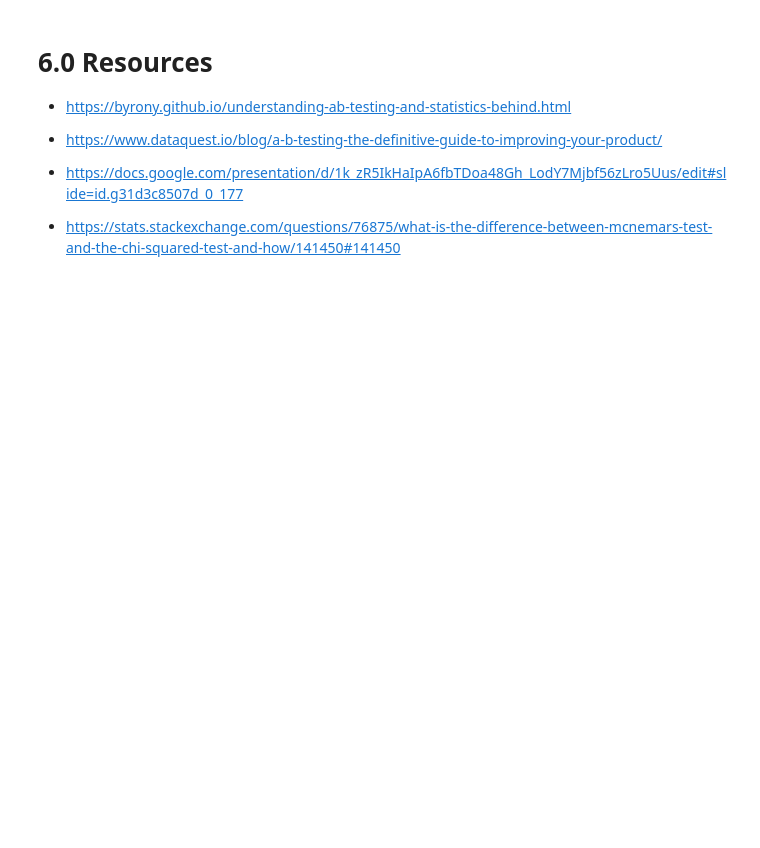
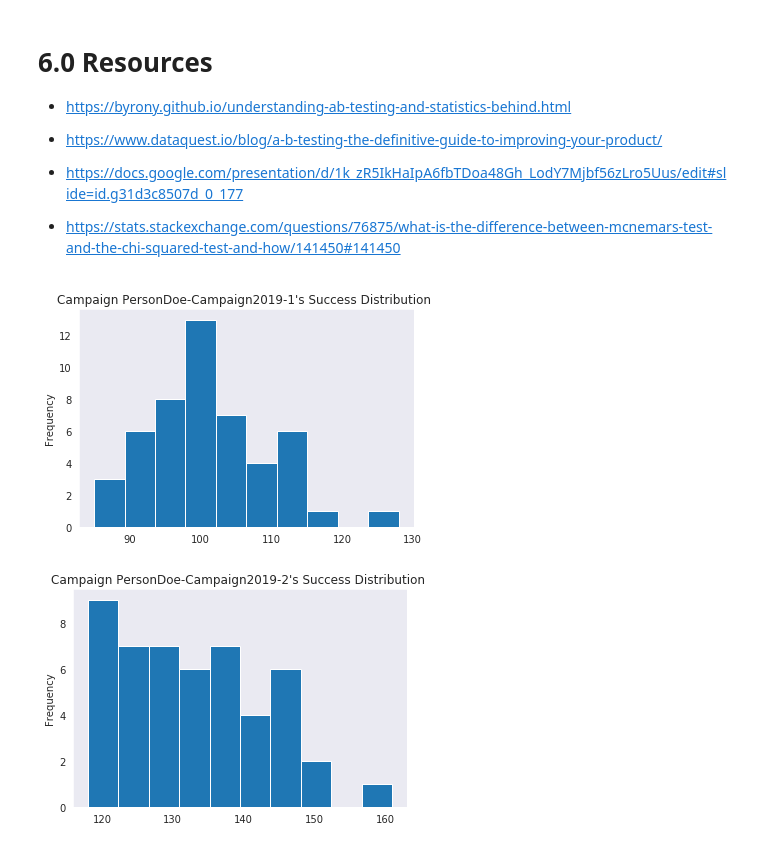
Before and after one commit to CloudChaoszero/Presentations, a Jupyter notebook: PyBayTalks/2019/AB-Testing-Python/Code/ABTesting.ipynb, the cells around one changed output. Saved outputs shown, nothing was run; the diff lists cells and outputs as text; code cells hidden in the pictures; blank space fills up the shorter version.

Commit message:
Add functions for dummy dataset to generate fake CTR data

```diff
--- a/PyBayTalks/2019/AB-Testing-Python/Code/ABTesting.ipynb
+++ b/PyBayTalks/2019/AB-Testing-Python/Code/ABTesting.ipynb
@@ -660,0 +685,48 @@ Known in conversion-related AB testing calcilatsion, **baseline conversion rate*
+# %%
+def campaign_df_generator(matrix,columns):
+    campaignsDataset = pd.DataFrame(matrix,\
+                                columns = columns)
+    campaignsDataset.sort_values(by='Date',\
+                             ascending=True, inplace = True)
+    campaignsDataset = campaignsDataset.pivot_table(index=['Date','Campaign'],\
+                                                columns='Action',\
+                                                aggfunc='size',\
+                                                fill_value=0).reset_index(drop=False)
+
+    campaignsDataset.rename_axis(None,axis=1,inplace=True)
+    uniqueCamp =campaignsDataset['Campaign'].unique()
+    returnedObjects = []
+    for element in uniqueCamp:
+        returnedObjects.append(campaignsDataset[campaignsDataset['Campaign'] == element])
+    return(returnedObjects)
+# %%
+def distribution_plot(series, name):
+    series.plot(kind='hist')
+    plt.title(f'Campaign {name}\'s Success Distribution ')
+    plt.show()
+# %%
+size = 10000
+
+firstCampaign = campaign_dataset_generator(campaignName = 'PersonDoe-Campaign2019-1',\
+                                           weightArray = [.5,.5], \
+                                           sample_size = size)
+
+secondCampaign = campaign_dataset_generator(campaignName = 'PersonDoe-Campaign2019-2',\
+                                            weightArray = [.65,.35], \
+                                            sample_size = size)
+
+combinedCampaigns = [*firstCampaign, *secondCampaign]
+# https://stackoverflow.com/questions/1720421/how-do-i-concatenate-two-lists-in-python
+
+columns = ['Date','Campaign','User_ID','Action']
+
+
+dfs = campaign_df_generator(combinedCampaigns, columns)
+campaign1 = dfs[0]
+campaign2 = dfs[1]
+
+distribution_plot(campaign1['Click'], 'PersonDoe-Campaign2019-1')
+distribution_plot(campaign2['Click'], 'PersonDoe-Campaign2019-2')
+# %% [output]
+[figure, added]
+[figure, added]
```
Also changed, not shown: parts of 2 cells of this notebook.
